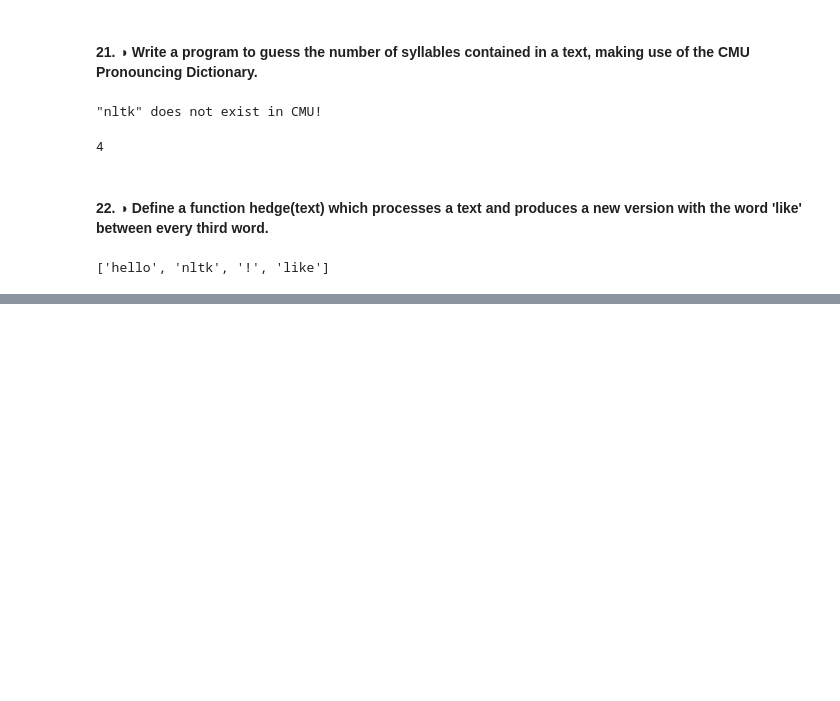
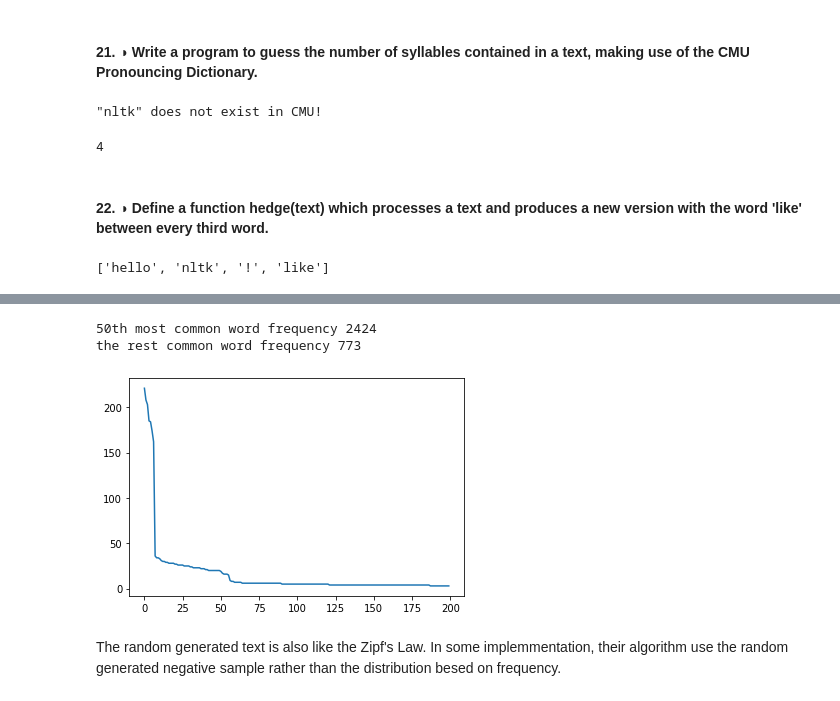
Before and after one commit to rainumdo/nltk_book_exercises, a Jupyter notebook: 2. Accessing Text Corpora and Lexical Resources.ipynb, the cells around one changed output, grey strips where cells are left out. Saved outputs shown, nothing was run; the diff lists cells and outputs as text; code cells hidden in the pictures; blank space fills up the shorter version.

```diff
--- a/2. Accessing Text Corpora and Lexical Resources.ipynb
+++ b/2. Accessing Text Corpora and Lexical Resources.ipynb
@@ -472,0 +491,13 @@ hedge(['hello','nltk','!'])
+# %%
+import random
+text = ''
+for i in range(100000):
+    text += random.choice('abcdefg ')
+text = text.split(' ')
+zipf(text)
+# %% [output]
+50th most common word frequency 2424
+the rest common word frequency 773
+[figure, added]
+# %% [markdown]
+The random generated text is also like the Zipf's Law. In some implemmentation, their algorithm use the random generated negative sample rather than the distribution besed on frequency.
```
Also changed, not shown: parts of 19 cells of this notebook.
